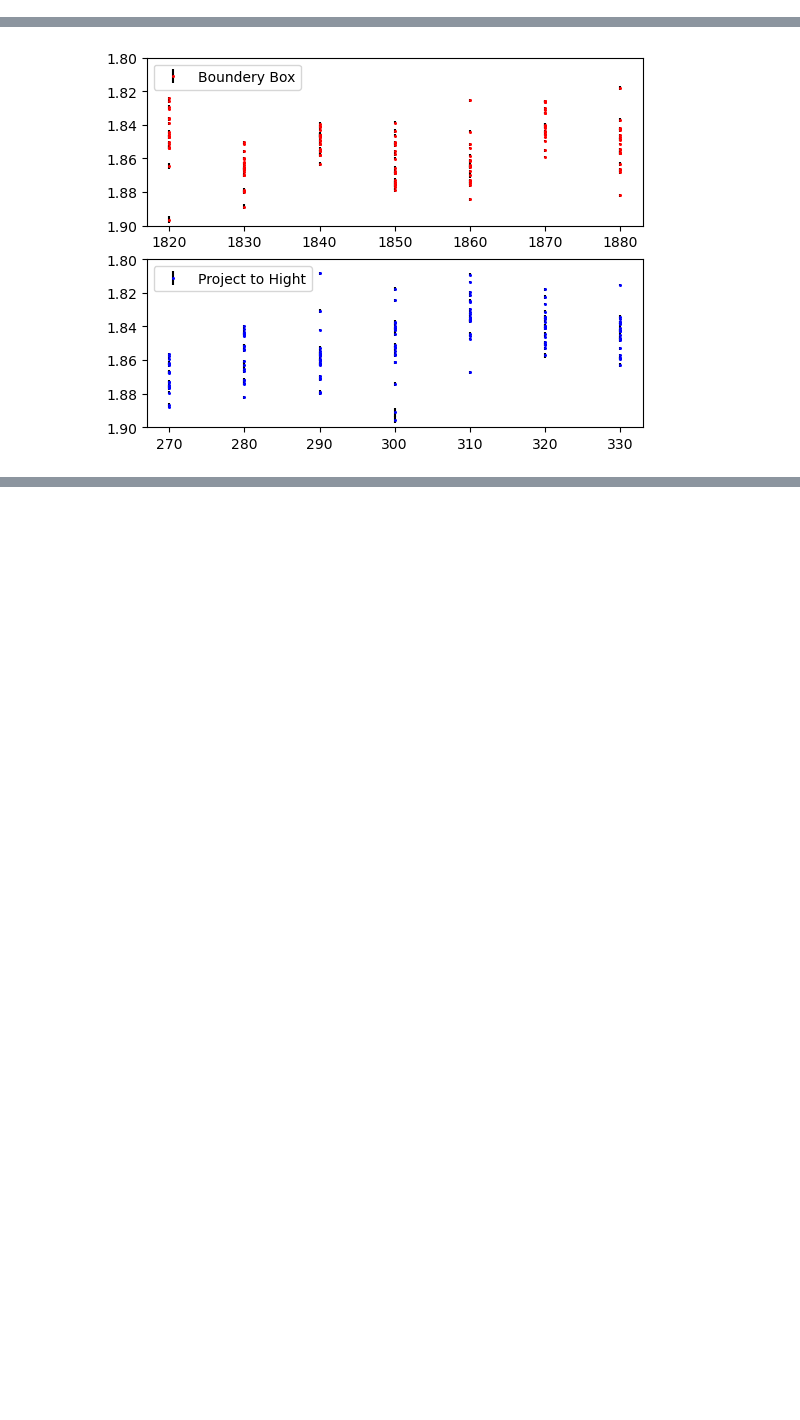
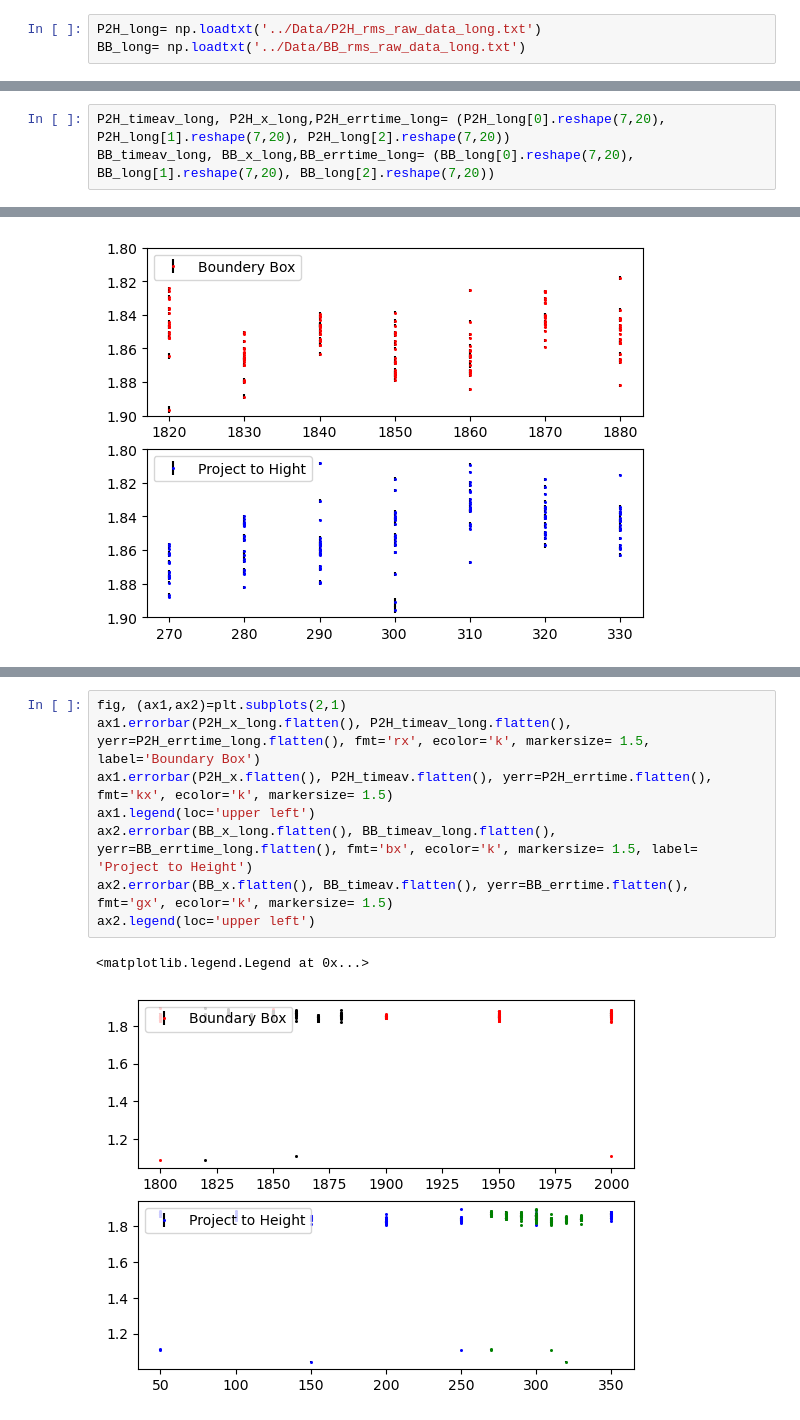
Before and after one commit to PINKTAIGAH/SHP, a Jupyter notebook: uproot_test/plot_rms.ipynb, the cells around one changed output, grey strips where cells are left out. Saved outputs shown, nothing was run; the diff lists cells and outputs as text; blank space fills up the shorter version.

```diff
--- a/uproot_test/plot_rms.ipynb
+++ b/uproot_test/plot_rms.ipynb
@@ -7,9 +7,15 @@ def find_rms(data):
 # %%
 P2H= np.loadtxt('../Data/P2H_rms_raw_data.txt')
 BB= np.loadtxt('../Data/BB_rms_raw_data.txt')
+# %%
+P2H_long= np.loadtxt('../Data/P2H_rms_raw_data_long.txt')
+BB_long= np.loadtxt('../Data/BB_rms_raw_data_long.txt')
 # %%
 P2H_timeav, P2H_x,P2H_errtime= (P2H[0].reshape(7,20), P2H[1].reshape(7,20), P2H[2].reshape(7,20))
 BB_timeav, BB_x,BB_errtime= (BB[0].reshape(7,20), BB[1].reshape(7,20), BB[2].reshape(7,20))
+# %%
+P2H_timeav_long, P2H_x_long,P2H_errtime_long= (P2H_long[0].reshape(7,20), P2H_long[1].reshape(7,20), P2H_long[2].reshape(7,20))
+BB_timeav_long, BB_x_long,BB_errtime_long= (BB_long[0].reshape(7,20), BB_long[1].reshape(7,20), BB_long[2].reshape(7,20))
 # %%
 P2H_rms= find_rms(P2H_timeav)
 P2H_xaxis_rms= P2H_x.T[0]
@@ -39,0 +52,11 @@ ax2.legend(loc='upper left')
+# %%
+fig, (ax1,ax2)=plt.subplots(2,1)
+ax1.errorbar(P2H_x_long.flatten(), P2H_timeav_long.flatten(), yerr=P2H_errtime_long.flatten(), fmt='rx', ecolor='k', markersize= 1.5, label='Boundary Box')
+ax1.errorbar(P2H_x.flatten(), P2H_timeav.flatten(), yerr=P2H_errtime.flatten(), fmt='kx', ecolor='k', markersize= 1.5)
+ax1.legend(loc='upper left')
+ax2.errorbar(BB_x_long.flatten(), BB_timeav_long.flatten(), yerr=BB_errtime_long.flatten(), fmt='bx', ecolor='k', markersize= 1.5, label= 'Project to Height')
+ax2.errorbar(BB_x.flatten(), BB_timeav.flatten(), yerr=BB_errtime.flatten(), fmt='gx', ecolor='k', markersize= 1.5)
+ax2.legend(loc='upper left')
+# %% [output]
+<matplotlib.legend.Legend at 0x...>
+[figure, added]
```
Also changed, not shown: parts of 4 cells of this notebook, 5 other files.
